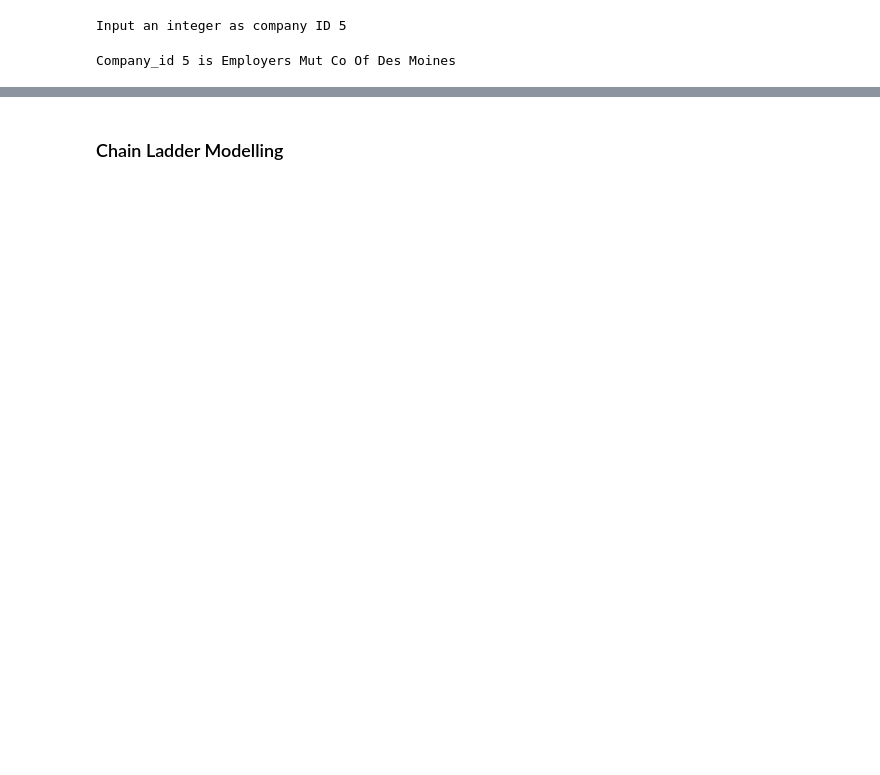
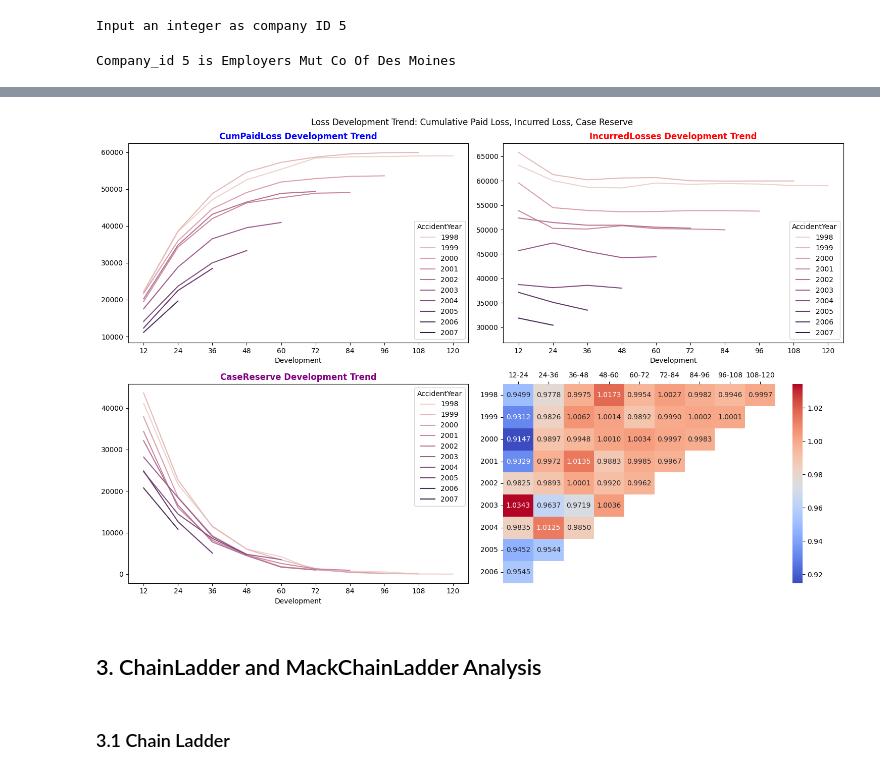
Before and after one commit to Eddie-Zhu-IRL/Loss-Reserve-Chain-Ladder-Model, a Jupyter notebook: Python/LossReserving_Python.ipynb, the cells around one changed output, grey strips where cells are left out. Drawn from its saved outputs; the diff is of its cells as text; code cells hidden in the pictures; blank space fills up the shorter version.

```diff
--- a/Python/LossReserving_Python.ipynb
+++ b/Python/LossReserving_Python.ipynb
@@ -91,5 +115,50 @@ loss_triangle.link_ratio.heatmap()
+# %%
+def dt_reform (data, index):
+    dt = data[index].to_frame().reset_index(names = "AccidentYear").melt(id_vars = "AccidentYear", var_name = "Development", value_name = "Loss")
+    dt["AccidentYear"] = pd.to_datetime(dt["AccidentYear"]).dt.year
+    return dt
+# %%
+fig, ax = plt.subplots(2, 2, figsize = (15, 10))
+plt.suptitle("Loss Development Trend: Cumulative Paid Loss, Incurred Loss, Case Reserve")
+
+x = "CumPaidLoss"
+temp = dt_reform(loss_triangle, x)
+sns.lineplot(x = "Development", y = "Loss", data = temp, hue = "AccidentYear", ax = ax[0, 0], legend = "full")
+ax[0, 0].set_title("{} Development Trend".format(x), color = "blue", fontweight = "bold")
+ax[0, 0].set_ylabel("")
+ax[0, 0].set_xticks(loss_triangle.development.to_list())
+ax[0, 0].set_xticklabels(loss_triangle.development.to_list())
+
+x = "IncurredLosses"
+temp = dt_reform(loss_triangle, x)
+sns.lineplot(x = "Development", y = "Loss", data = temp, hue = "AccidentYear", ax = ax[0, 1], legend = "full")
+ax[0, 1].set_title("{} Development Trend".format(x), color = "red", fontweight = "bold")
+ax[0, 1].set_ylabel("")
+ax[0, 1].set_xticks(loss_triangle.development.to_list())
+ax[0, 1].set_xticklabels(loss_triangle.development.to_list())
+
+x = "CaseReserve"
+temp = dt_reform(loss_triangle, x)
+sns.lineplot(x = "Development", y = "Loss", data = temp, hue = "AccidentYear", ax = ax[1, 0], legend = "full")
+ax[1, 0].set_title("{} Development Trend".format(x), color = "purple", fontweight = "bold")
+ax[1, 0].set_ylabel("")
+ax[1, 0].set_xticks(loss_triangle.development.to_list())
+ax[1, 0].set_xticklabels(loss_triangle.development.to_list())
+
+sns.heatmap(loss_triangle["IncurredLosses"].link_ratio.to_frame(), ax = ax[1,1], annot=True, cmap="coolwarm", fmt = ".4f")
+ax[1, 1].xaxis.tick_top()
+ax[1, 1].tick_params(axis="x", labelrotation=0)
+ax[1, 1].tick_params(axis="y", labelrotation=0)
+#ax[1,1] = loss_triangle["CumPaidLoss"].link_ratio.heatmap()
+
+plt.tight_layout()
+plt.show()
+# %% [output]
+[figure, added]
+# %% [markdown]
+## 3. ChainLadder and MackChainLadder Analysis
 # %% [markdown]
-### Chain Ladder Modelling
+### 3.1 Chain Ladder
 # %%
 cl_model = cl.Chainladder().fit(loss_triangle)
 
```
Also changed, not shown: parts of 28 cells of this notebook, 1 other file.
